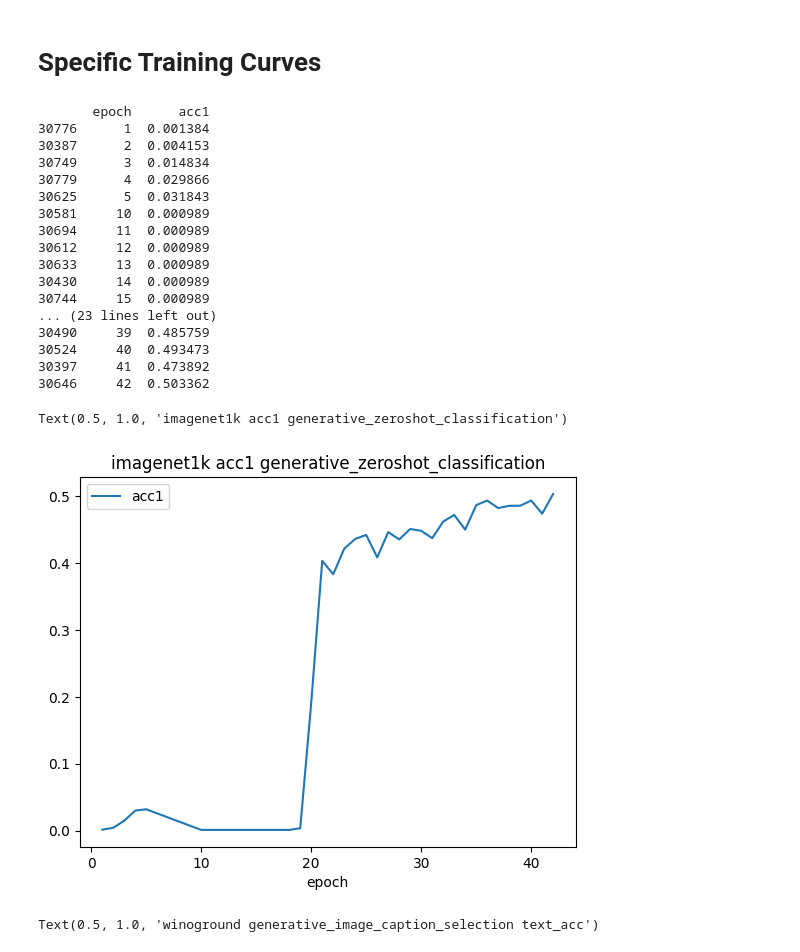
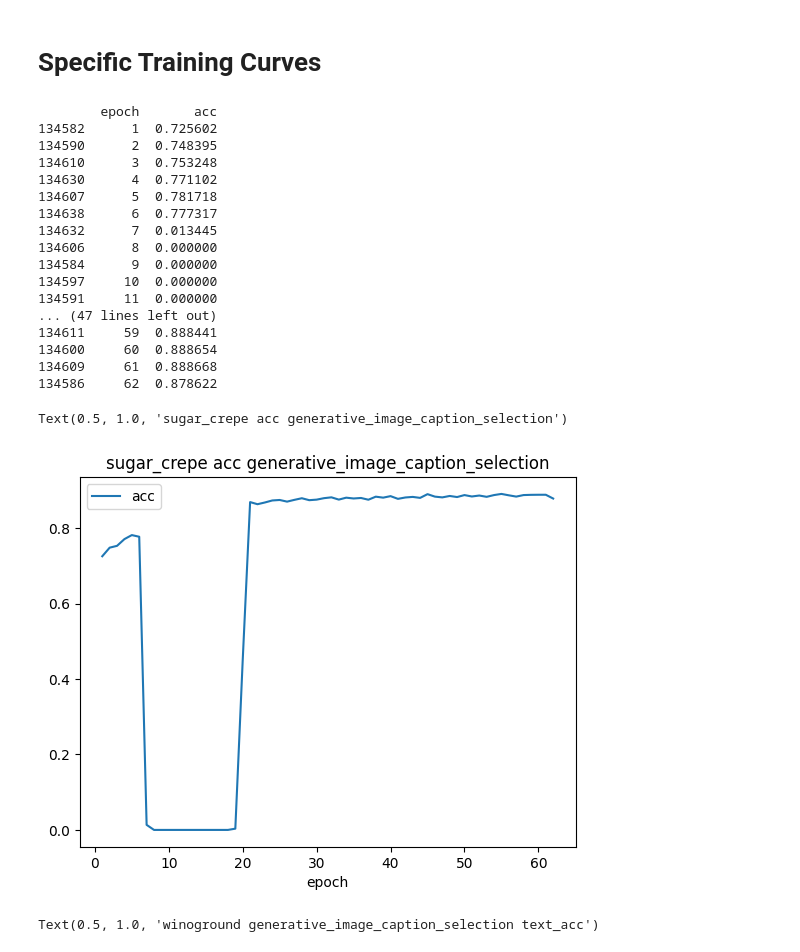
Before and after one commit to SLAMPAI/open_clip_scaling, a Jupyter notebook: results.ipynb, the cells around one changed output. Cells and saved outputs as stored; diff of their text form; code cells hidden in the pictures.

Commit message:
fix sugar crepe / update results

```diff
--- a/results.ipynb
+++ b/results.ipynb
@@ -312,49 +326,49 @@ df[df.downstream_dataset=="winoground"].sort_values(by="image_acc", ascending=Fa
 # %%
 #name = "datacomp_s12.8B_bs_180224_mammut_ViT-L-14_ep100_lr0.001_b1_0.9_b2_0.95_wd0.2_w6000_gc1_n256_bs176_sigFalse"
 #name = "datacomp_s1.28B_bs_16384_mammut_ViT-L-14_ep20_lr0.001_b1_0.9_b2_0.95_wd0.2_w15000_gc1_n16_bs256_sigFalse_consw0_cw1"
 #name = "datacomp_recap_s1.28B_bs_16384_mammut_ViT-B-32_ep20_lr0.001_b1_0.9_b2_0.95_wd0.2_w20000_gc1_n16_bs256_sigFalse_consw0_cw1"
 #name = "datacomp_s1.28B_bs_16384_mammut_ViT-B-32_ep20_lr0.001_b1_0.9_b2_0.95_wd0.2_w20000_gc1_n16_bs256_sigFalse_consw0_cw1"
 #name = "datacomp_s12.8B_bs_180224_mammut_ViT-L-14_ep100_lr0.0025_b1_0.9_b2_0.95_wd0.2_w15000_gc1_n256_bs176_sigFalse_consw0_cw1"
 #name = "datacomp_s12.8B_bs_180224_mammut_ViT-L-14_ep100_lr0.0015_b1_0.9_b2_0.95_wd0.2_w15000_gc1_n256_bs176_sigFalse_consw0_cw1"
 name = "datacomp_s12.8B_bs_180224_mammut_ViT-L-14_ep100_lr0.001_b1_0.9_b2_0.95_wd0.2_w15000_gc1_n256_bs176_sigFalse_consw0_cw1"
 
 #ds, metric, task = "winoground", "image_acc", "generative_image_caption_selection"
 #ds, metric, task = "winoground", "text_acc", "generative_image_caption_selection"
-#ds, metric, task = "sugar_crepe/swap_att", "acc", "generative_image_caption_selection"
+#ds, metric, task = "sugar_crepe/swap_obj", "acc", "generative_image_caption_selection"
 #ds, metric, task = "imagenet1k", "acc1", "zeroshot_classification"
-ds, metric, task = "imagenet1k", "acc1", "generative_zeroshot_classification"
+#ds, metric, task = "imagenet1k", "acc1", "generative_zeroshot_classification"
 
 d = df
 
 d = d[d.name==name]
 d = d[d.task == task]
 d = d[d.downstream_dataset == ds]
 d = d.sort_values(by="epoch")
 print(d[["epoch", metric]])
 #print(d[["epoch", metric]])
 d.plot(x="epoch", y=metric)
 #d[["epoch", metric]]
 plt.title(f"{ds} {metric} {task}")
 # %% [output]
-       epoch      acc1
-30776      1  0.001384
-30387      2  0.004153
-30749      3  0.014834
-30779      4  0.029866
-30625      5  0.031843
-30581     10  0.000989
-30694     11  0.000989
-30612     12  0.000989
-30633     13  0.000989
-30430     14  0.000989
-30744     15  0.000989
-... (23 lines left out)
-30490     39  0.485759
-30524     40  0.493473
-30397     41  0.473892
-30646     42  0.503362
+        epoch       acc
+134582      1  0.725602
+134590      2  0.748395
+134610      3  0.753248
+134630      4  0.771102
+134607      5  0.781718
+134638      6  0.777317
+134632      7  0.013445
+134606      8  0.000000
+134584      9  0.000000
+134597     10  0.000000
+134591     11  0.000000
+... (47 lines left out)
+134611     59  0.888441
+134600     60  0.888654
+134609     61  0.888668
+134586     62  0.878622
-Text(0.5, 1.0, 'imagenet1k acc1 generative_zeroshot_classification')
+Text(0.5, 1.0, 'sugar_crepe acc generative_image_caption_selection')
-[figure, old version]
+[figure, new version]
 # %%
 ds, metric, task = "winoground", "text_acc", "generative_image_caption_selection"
 #ds, metric, task = "sugar_crepe/swap_obj", "acc", "generative_image_caption_selection"
```
Also changed, not shown: parts of 10 cells of this notebook, 1 other file.
